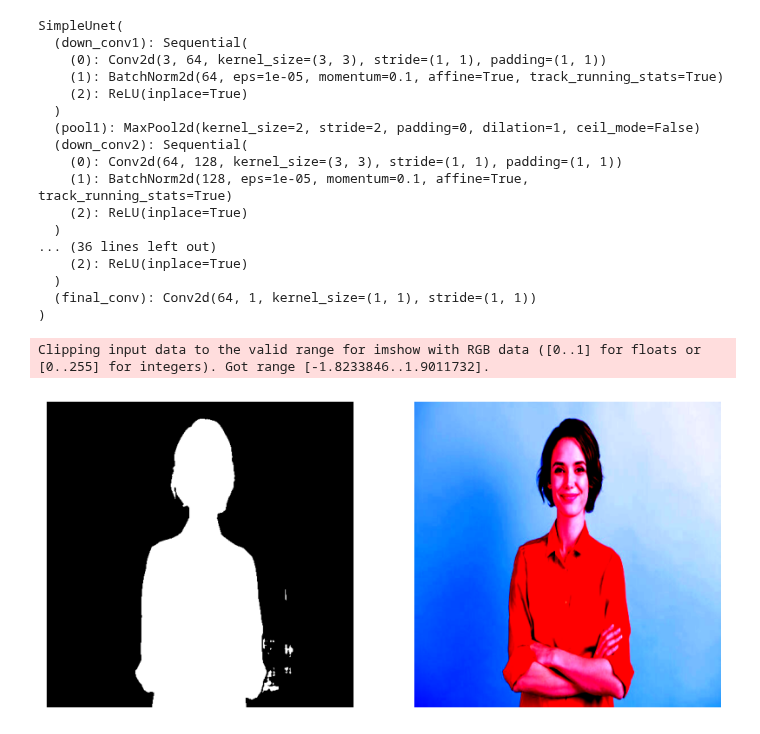
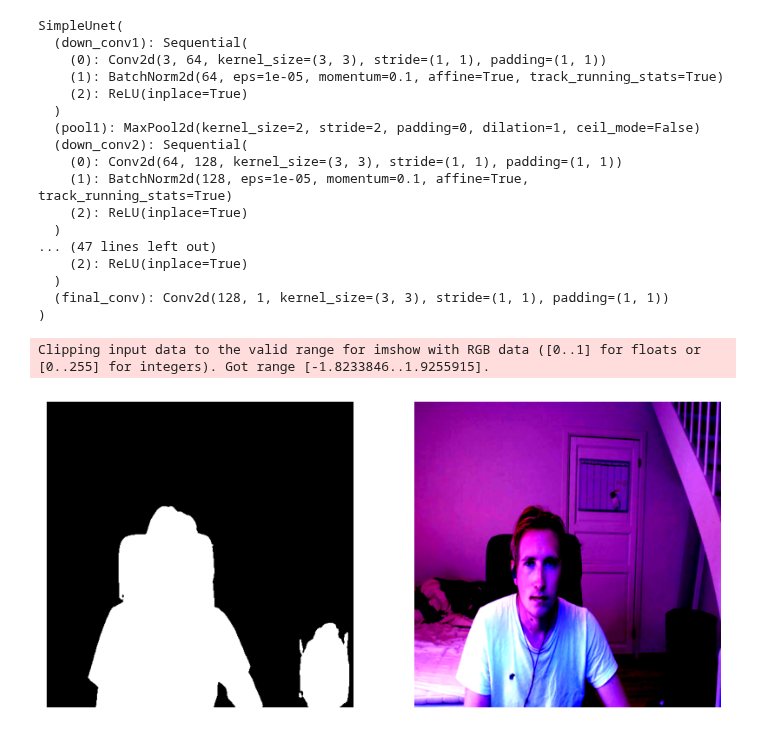
Before and after one commit to Slenderman00/Open-Screen-Model, a Jupyter notebook: test.ipynb, the cells around one changed output. Saved outputs shown, nothing was run; the diff lists cells and outputs as text; code cells hidden in the pictures.

```diff
--- a/test.ipynb
+++ b/test.ipynb
@@ -100,7 +117,7 @@ model = SimpleUnet()
 
 cwd = os.getcwd()
 
-state_dictionary = torch.load(f'{cwd}/backups/epoch33.pth')
+state_dictionary = torch.load(f'{cwd}/backups/epoch99.pth')
 
 model.load_state_dict(state_dictionary)
 model.eval()
@@ -119,10 +136,10 @@ SimpleUnet(
     (1): BatchNorm2d(128, eps=1e-05, momentum=0.1, affine=True, track_running_stats=True)
     (2): ReLU(inplace=True)
   )
-... (36 lines left out)
+... (47 lines left out)
     (2): ReLU(inplace=True)
   )
-  (final_conv): Conv2d(64, 1, kernel_size=(1, 1), stride=(1, 1))
+  (final_conv): Conv2d(128, 1, kernel_size=(3, 3), stride=(1, 1), padding=(1, 1))
 )
 # %%
 from torchvision import transforms
@@ -135,33 +152,33 @@ def plot(mask, image):
 
     mask_np = mask.squeeze().cpu().detach().numpy()
     image_np = image.squeeze().cpu().detach().numpy().transpose(1, 2, 0)
 
     axs[0].imshow(mask_np, cmap='gray')
     axs[0].axis('off')
 
     axs[1].imshow(image_np)
     axs[1].axis('off')
 
     plt.show()
 
 image_transform = transforms.Compose([
     transforms.Resize((512, 512)),
     transforms.ToTensor(),
     transforms.Normalize(torch.tensor([0.4117, 0.5926, 0.3815]), [0.3299, 0.3250, 0.3212]) # Values calculated in model.ypynb
 ])
 
 def load_image(path):
     image = Image.open(path).convert('RGB')
     image_tensor = image_transform(image).float()
     image_tensor = image_tensor.unsqueeze(0)
     image_tensor.to(device)
     return image_tensor
 
-image = load_image(f'{cwd}/stock1.jpg')
+image = load_image(f'{cwd}/me2.jpg')
 
 output = model(image) > 0.5
 
 plot(output, image)
 # %% [output]
-Clipping input data to the valid range for imshow with RGB data ([0..1] for floats or [0..255] for integers). Got range [-1.8233846..1.9011732].
+Clipping input data to the valid range for imshow with RGB data ([0..1] for floats or [0..255] for integers). Got range [-1.8233846..1.9255915].
-[figure, old version]
+[figure, new version]
```
Also changed, not shown: parts of 1 cell of this notebook, 1 other file.
